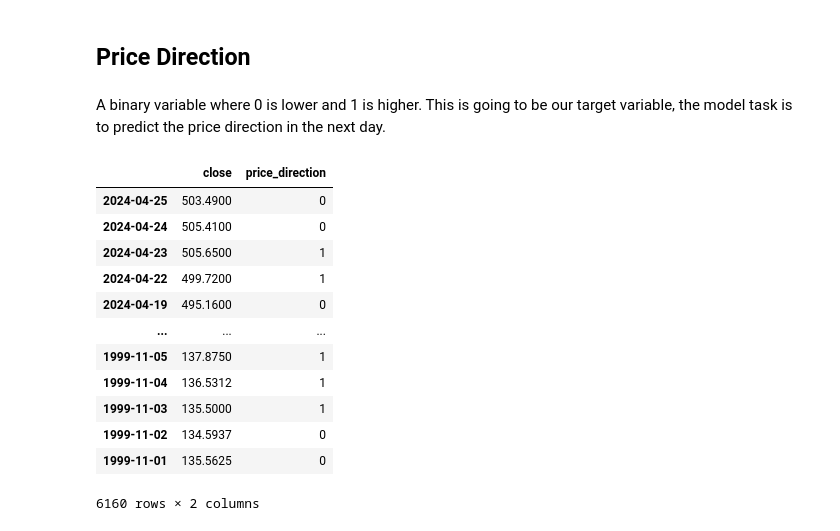
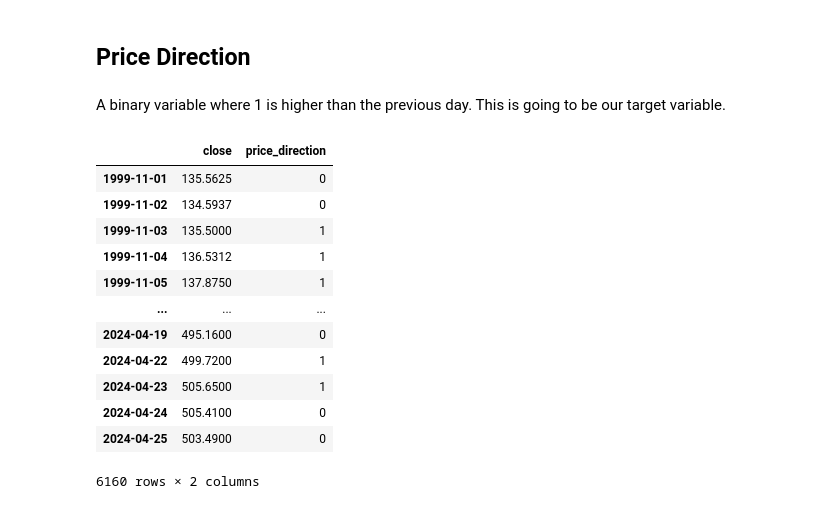
Before and after one commit to a-elgohary/algorithmic_trading, a Jupyter notebook: algorithmic_trading.ipynb, the cells around one changed output. Saved outputs shown, nothing was run; the diff lists cells and outputs as text; code cells hidden in the pictures.

Commit message:
Corrected a critical data sorting problem that impacted the calculation of technical indicators.

```diff
--- a/algorithmic_trading.ipynb
+++ b/algorithmic_trading.ipynb
@@ -146,12 +146,12 @@ Because of the daily limit with Alpha Vantage's free API key, I'll save the resu
 # Load saved data
 df_spy = pd.read_csv("data/df_spy.csv", index_col=0)
 
-# Rename columns
+# Remove the first 3 characters in the columns name
 df_spy.columns = [col[3:] for col in df_spy.columns]
 
 # Set index as DateTime
 df_spy.index = pd.to_datetime(df_spy.index)
-df_spy.sort_index(ascending=False)
+df_spy.sort_index(ascending=True, inplace=True)
 
 
 print(df_spy.info())
@@ -319,6 +319,9 @@ Interpretation of Bollinger Bands
 # %%
 # Define the Bollinger Bands function
 def bollinger_bands(data, length, std):
+    # Sort the data index
+    data.sort_index(ascending=True, inplace=True)
+
     # Calculate BBands with a 20-period and 2 std
     bol_bands = ta.bbands(close=data['close'],
                                 length=length,
@@ -337,8 +340,7 @@ def bollinger_bands(data, length, std):
 
 
     # Ensure that indices are alined before concatenation
-    data.sort_index(ascending=False, inplace=True)
-    bol_bands.sort_index(ascending=False, inplace=True)
+    bol_bands.sort_index(ascending=True, inplace=True)
     bol_bands = bol_bands.reindex(data.index)
 
     # Concatenate Bollinger Bands with data
@@ -370,6 +372,9 @@ ATR provides a more complete measure of volatility by considering both intraday
 # %%
 # Define the average true range function
 def average_true_range(data, length):
+    # Sort the data index
+    data.sort_index(ascending=True, inplace=True)
+
     # Calculate the ATR with a 14-period moving average
     atr = ta.atr(high=data['high'],
                     low=data['low'],
@@ -379,8 +384,7 @@ def average_true_range(data, length):
 
 
     # Ensure that indices are alined before concatenation
-    data.sort_index(ascending=False, inplace=True)
-    atr.sort_index(ascending=False, inplace=True)
+    atr.sort_index(ascending=True, inplace=True)
     atr = atr.reindex(data.index)
 
     # Concatenate atr with data
@@ -414,6 +418,9 @@ It consists of three key components:
 # %%
 # Define MACD function
 def moving_average_cd(data):
+    # Sort the data index
+    data.sort_index(ascending=True, inplace=True)
+
     # Calculate MACD
     macd = data.ta.macd(close=data['close'])
 
@@ -426,8 +433,7 @@ def moving_average_cd(data):
     macd.rename(columns=macd_names, inplace=True)
 
     # Ensure that the indices are alined
-    data.sort_index(ascending=False, inplace=True)
-    macd.sort_index(ascending=False, inplace=True)
+    macd.sort_index(ascending=True, inplace=True)
     macd = macd.reindex(data.index)
 
     # Concatenate macd with data
@@ -464,23 +470,23 @@ df_spy.head()
 # %% [markdown]
 ## Price Direction
 # %% [markdown]
-A binary variable where 0 is lower and 1 is higher. This is going to be our target variable, the model task is to predict the price direction in the next day.
+A binary variable where 1 is higher than the previous day. This is going to be our target variable.
 # %%
 # Add price direction binary column; 1 = close price higher than yesterday
-df_spy['price_direction'] = (df_spy['close'].shift(-1) < df_spy['close']).astype(int)
+df_spy['price_direction'] = (df_spy['close'].shift(1) < df_spy['close']).astype(int)
 
 df_spy[['close', 'price_direction']]
 # %% [output]
 |  | close | price_direction |
+| 1999-11-01 | 135.5625 | 0 |
+| 1999-11-02 | 134.5937 | 0 |
+| 1999-11-03 | 135.5000 | 1 |
+| 1999-11-04 | 136.5312 | 1 |
+| 1999-11-05 | 137.8750 | 1 |
+| ... | ... | ... |
+| 2024-04-19 | 495.1600 | 0 |
+| 2024-04-22 | 499.7200 | 1 |
+| 2024-04-23 | 505.6500 | 1 |
+| 2024-04-24 | 505.4100 | 0 |
 | 2024-04-25 | 503.4900 | 0 |
-| 2024-04-24 | 505.4100 | 0 |
-| 2024-04-23 | 505.6500 | 1 |
-| 2024-04-22 | 499.7200 | 1 |
-| 2024-04-19 | 495.1600 | 0 |
-| ... | ... | ... |
-| 1999-11-05 | 137.8750 | 1 |
-| 1999-11-04 | 136.5312 | 1 |
-| 1999-11-03 | 135.5000 | 1 |
-| 1999-11-02 | 134.5937 | 0 |
-| 1999-11-01 | 135.5625 | 0 |
 6160 rows × 2 columns
```
Also changed, not shown: parts of 6 cells of this notebook.
